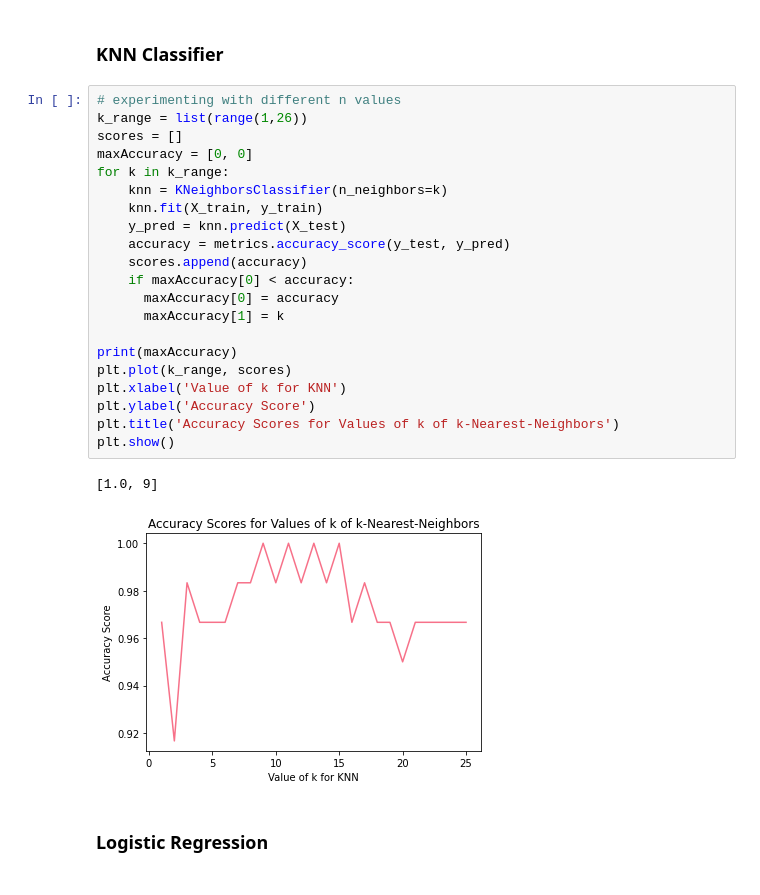
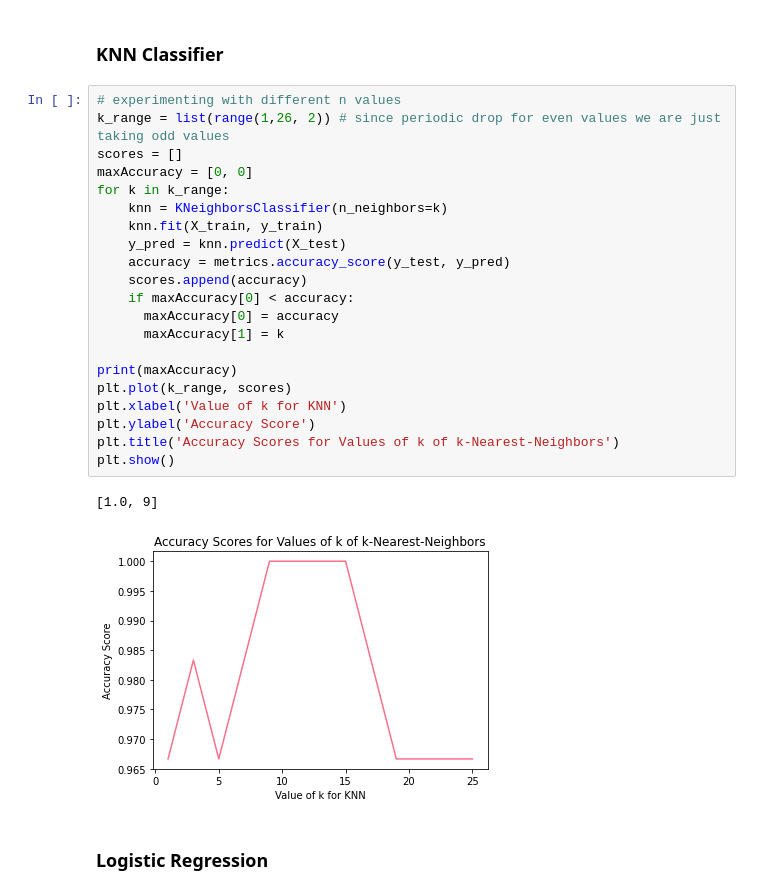
Before and after one commit to syedareehaquasar/iris-flower, a Jupyter notebook: IrisDataset.ipynb, the cells around one changed output. Saved outputs shown, nothing was run; the diff lists cells and outputs as text.

```diff
--- a/IrisDataset.ipynb
+++ b/IrisDataset.ipynb
@@ -223,28 +223,28 @@ print(y_test.shape)
 ### KNN Classifier
 # %%
 # experimenting with different n values
-k_range = list(range(1,26))
+k_range = list(range(1,26, 2)) # since periodic drop for even values we are just taking odd values
 scores = []
 maxAccuracy = [0, 0]
 for k in k_range:
     knn = KNeighborsClassifier(n_neighbors=k)
     knn.fit(X_train, y_train)
     y_pred = knn.predict(X_test)
     accuracy = metrics.accuracy_score(y_test, y_pred)
     scores.append(accuracy)
     if maxAccuracy[0] < accuracy:
       maxAccuracy[0] = accuracy
       maxAccuracy[1] = k
 
 print(maxAccuracy)
 plt.plot(k_range, scores)
 plt.xlabel('Value of k for KNN')
 plt.ylabel('Accuracy Score')
 plt.title('Accuracy Scores for Values of k of k-Nearest-Neighbors')
 plt.show()
 # %% [output]
 [1.0, 9]
-[figure, old version]
+[figure, new version]
 # %% [markdown]
 ### Logistic Regression
 # %%
```
Also changed, not shown: parts of 1 cell of this notebook.
